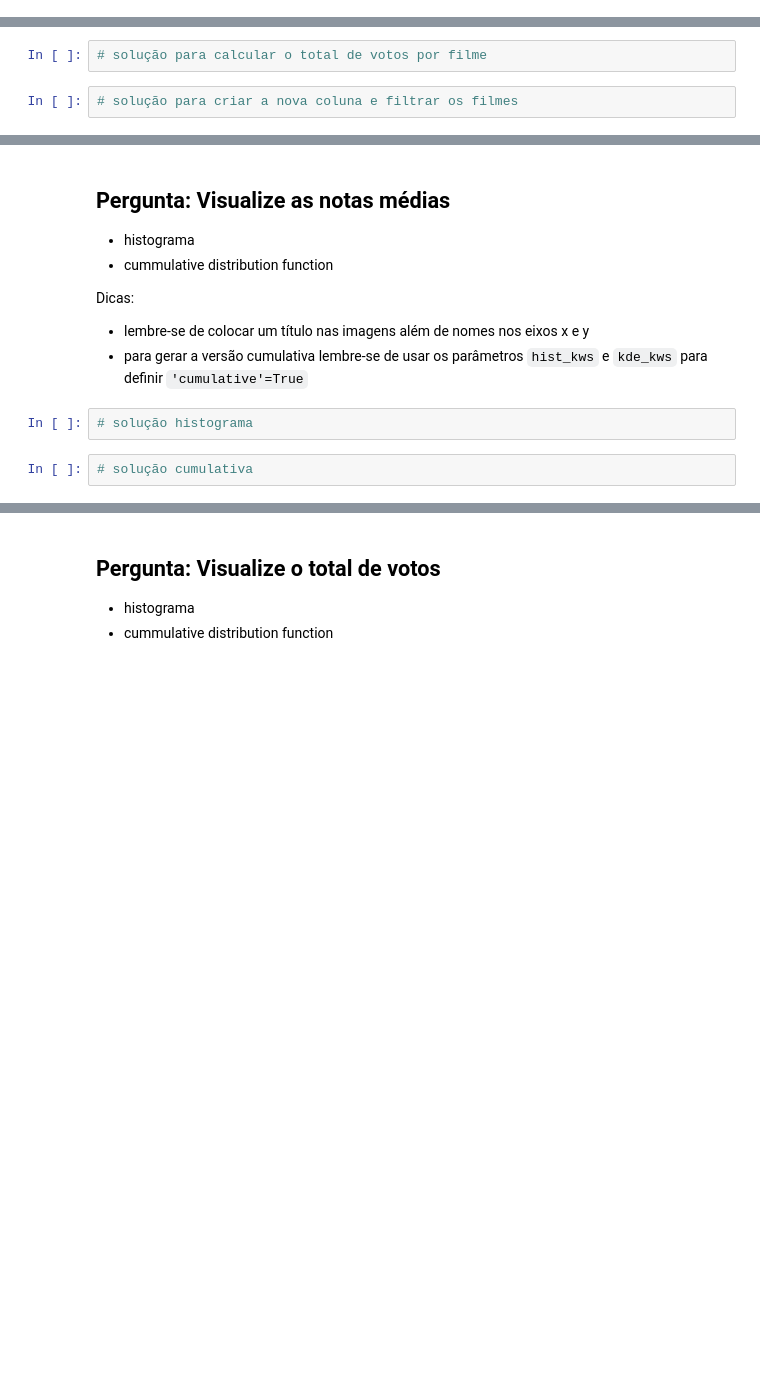
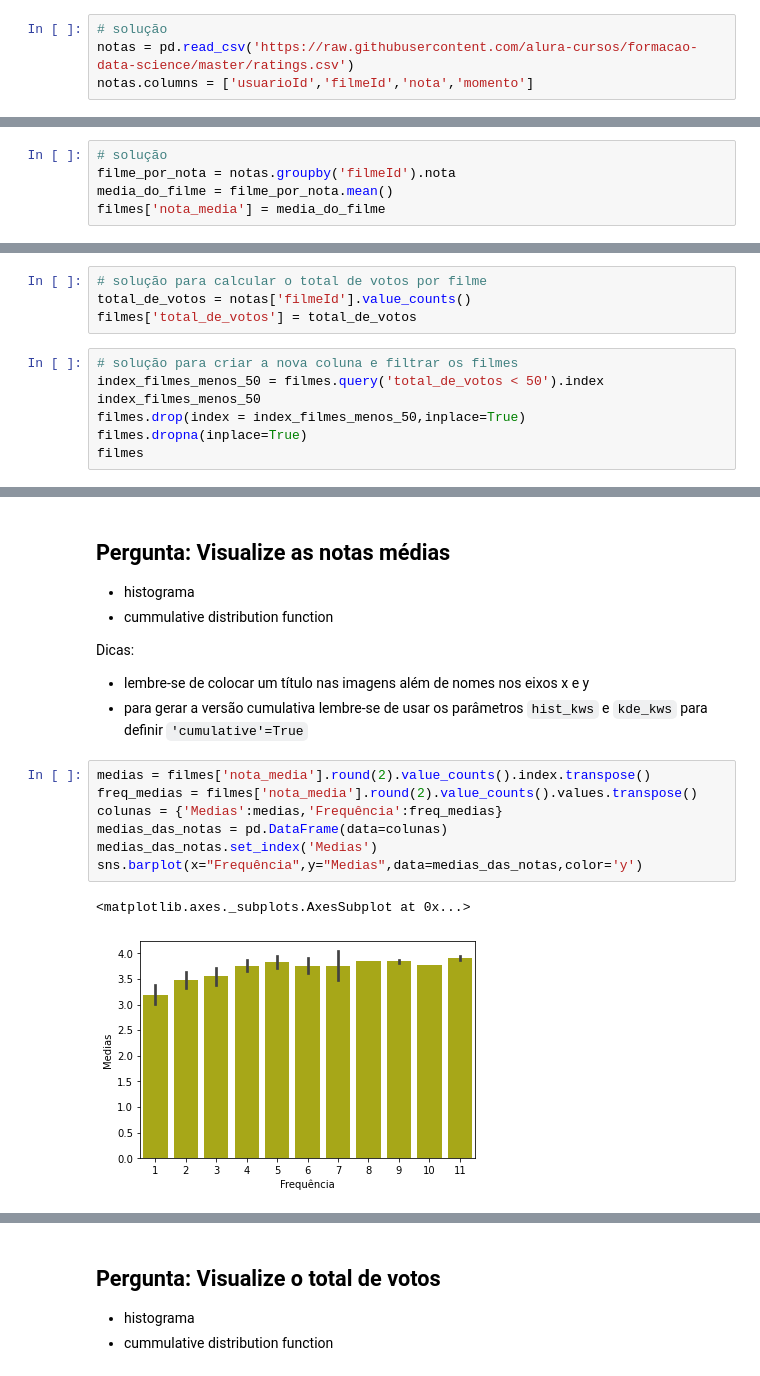
Before and after one commit to SamuelHericles/Training_project_Data_Science, a Jupyter notebook: Formação Data Science Alura - Análise exploratória do MovieLens.ipynb, the cells around one changed output, grey strips where cells are left out. Drawn from its saved outputs; the diff is of its cells as text; blank space fills up the shorter version.

```diff
--- a/Formação Data Science Alura - Análise exploratória do MovieLens.ipynb
+++ b/Formação Data Science Alura - Análise exploratória do MovieLens.ipynb
@@ -58,2 +98,6 @@ filmes.head()
+# %%
+# solução
+notas = pd.read_csv('https://raw.githubusercontent.com/alura-cursos/formacao-data-science/master/ratings.csv')
+notas.columns = ['usuarioId','filmeId','nota','momento']
 # %%
 notas.head()
@@ -69,2 +118,7 @@ Dicas:
+# %%
+# solução
+filme_por_nota = notas.groupby('filmeId').nota
+media_do_filme = filme_por_nota.mean()
+filmes['nota_media'] = media_do_filme
 # %%
 filmes.head()
@@ -78,5 +140,12 @@ filmes.head()
 ## Solução
 # %%
 # solução para calcular o total de votos por filme
+total_de_votos = notas['filmeId'].value_counts()
+filmes['total_de_votos'] = total_de_votos
 # %%
 # solução para criar a nova coluna e filtrar os filmes
+index_filmes_menos_50 = filmes.query('total_de_votos < 50').index
+index_filmes_menos_50
+filmes.drop(index = index_filmes_menos_50,inplace=True)
+filmes.dropna(inplace=True)
+filmes
@@ -94,7 +186,13 @@ Dicas:
 
 - lembre-se de colocar um título nas imagens além de nomes nos eixos x e y
 - para gerar a versão cumulativa lembre-se de usar os parâmetros `hist_kws` e `kde_kws` para definir `'cumulative'=True`
-# %%
-# solução histograma
-# %%
-# solução cumulativa
+# %%
+medias = filmes['nota_media'].round(2).value_counts().index.transpose()
+freq_medias = filmes['nota_media'].round(2).value_counts().values.transpose()
+colunas = {'Medias':medias,'Frequência':freq_medias}
+medias_das_notas = pd.DataFrame(data=colunas)
+medias_das_notas.set_index('Medias')
+sns.barplot(x="Frequência",y="Medias",data=medias_das_notas,color='y')
+# %% [output]
+<matplotlib.axes._subplots.AxesSubplot at 0x...>
+[figure, added]
```
Also changed, not shown: parts of 97 cells of this notebook, 1 other file.
